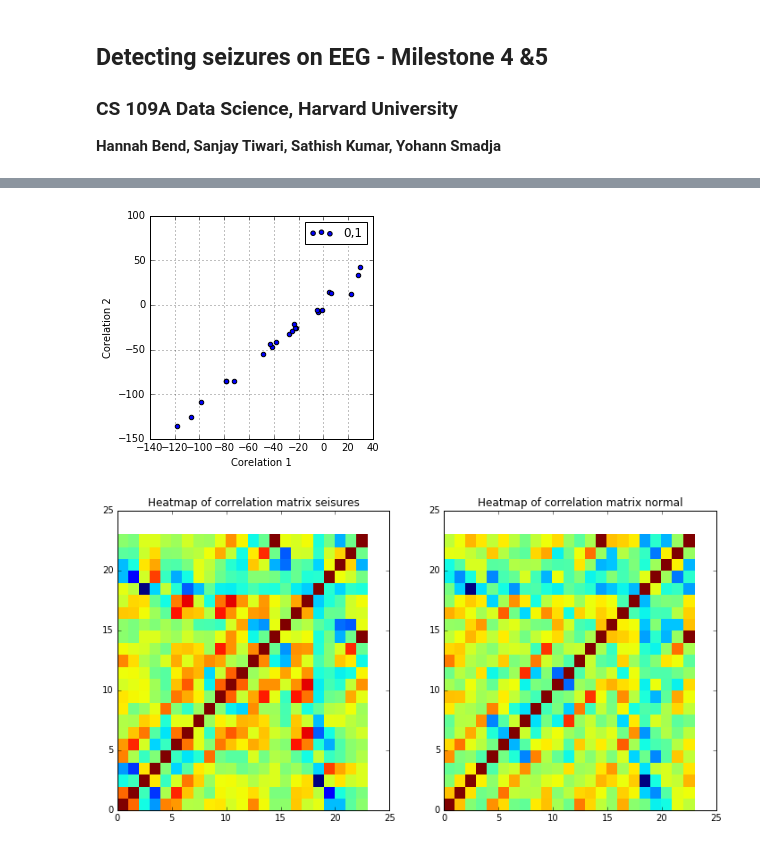
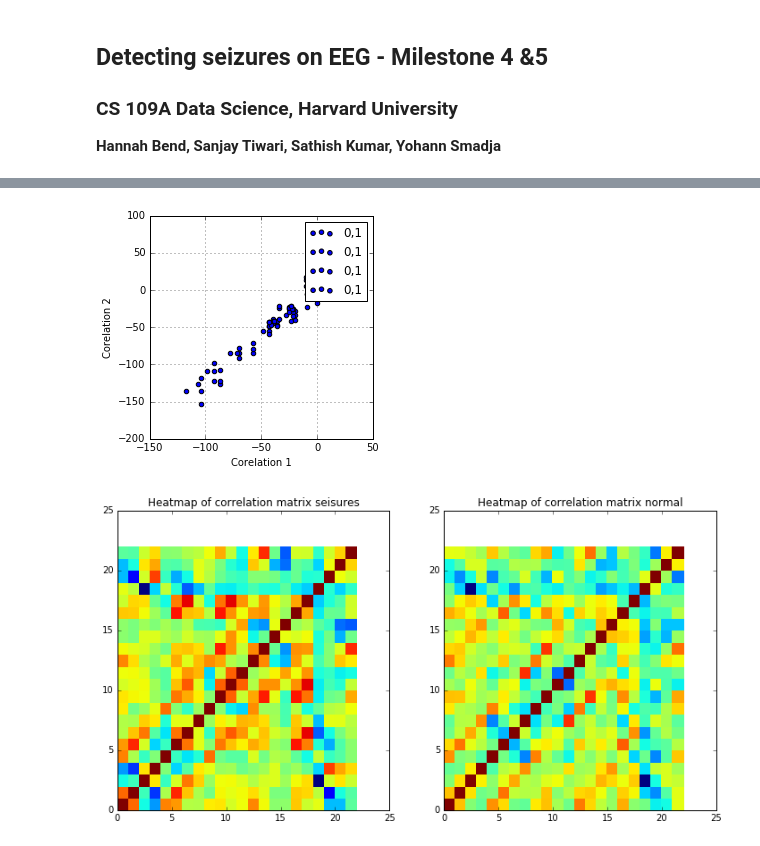
Before and after one commit to stiwarih/hssyp, a Jupyter notebook: Mile-45/Bend_Kumar_Smadja_Tiwari_CS109a_Seizures_Milestone_45-st.ipynb, the cells around one changed output, grey strips where cells are left out. Drawn from its saved outputs; the diff is of its cells as text; code cells hidden in the pictures.

```diff
--- a/Mile-45/Bend_Kumar_Smadja_Tiwari_CS109a_Seizures_Milestone_45-st.ipynb
+++ b/Mile-45/Bend_Kumar_Smadja_Tiwari_CS109a_Seizures_Milestone_45-st.ipynb
@@ -21,8 +21,15 @@ import warnings
 warnings.filterwarnings('ignore')
 # %%
 chb01_21_seisure_df = pd.read_csv('chb01_21_seisure.csv')
+chb01_21_seisure_df = chb01_21_seisure_df.drop(chb01_21_seisure_df.columns[[-1]], axis=1)
 chb01_26_seisure_df = pd.read_csv('chb01_26_seisure.csv')
+chb01_26_seisure_df = chb01_26_seisure_df.drop(chb01_26_seisure_df.columns[[-1]], axis=1)
 chb01_37_normal_1_df = pd.read_csv('chb01_37_normal_1.csv')
+chb01_37_normal_1_df = chb01_37_normal_1_df.drop(chb01_37_normal_1_df.columns[[-1]], axis=1)
+chb01_37_normal_1_df = pd.read_csv('chb01_37_normal_1.csv')
+chb01_37_normal_1_df = chb01_37_normal_1_df.drop(chb01_37_normal_1_df.columns[[-1]], axis=1)
+chb01_38_normal_1_df = pd.read_csv('chb01_38_normal_1.csv')
+chb01_38_normal_1_df = chb01_38_normal_1_df.drop(chb01_38_normal_1_df.columns[[-1]], axis=1)
 print chb01_21_seisure_df.shape
 chb01_21_seisure_df.head(n=2)
 # %% [output]
@@ -34,13 +41,16 @@ chb01_21_seisure_df.head(n=2)
 # %%
 plt.figure(figsize=(4,4))
+plt.scatter(chb01_21_seisure_df.iloc[0].values, chb01_21_seisure_df.iloc[1].values, label='0,1')
+plt.scatter(chb01_21_seisure_df.iloc[0].values, chb01_21_seisure_df.iloc[2].values, label='0,1')
+plt.scatter(chb01_21_seisure_df.iloc[0].values, chb01_21_seisure_df.iloc[3].values, label='0,1')
 plt.scatter(chb01_21_seisure_df.iloc[1].values, chb01_21_seisure_df.iloc[2].values, label='0,1')
 
 plt.xlabel('Corelation 1'); plt.ylabel('Corelation 2')
 plt.legend(loc='best')
 plt.grid()
 plt.show()
 # %% [output]
-[figure, old version]
+[figure, new version]
 # %%
 # Compute matrix of correlation coefficients
 corr_matrix_chb01_37_normal_1_df = np.corrcoef(chb01_37_normal_1_df.T)
@@ -56,7 +66,7 @@ ax2.set_title('Heatmap of correlation matrix normal')
 
 plt.show()
 # %% [output]
-[figure, old version]
+[figure, new version]
 # %%
 plt.figure(figsize=(12,8))
 ts = np.arange(0, chb01_21_seisure_df.shape[0], 1)
```
Also changed, not shown: parts of 5 cells of this notebook.
